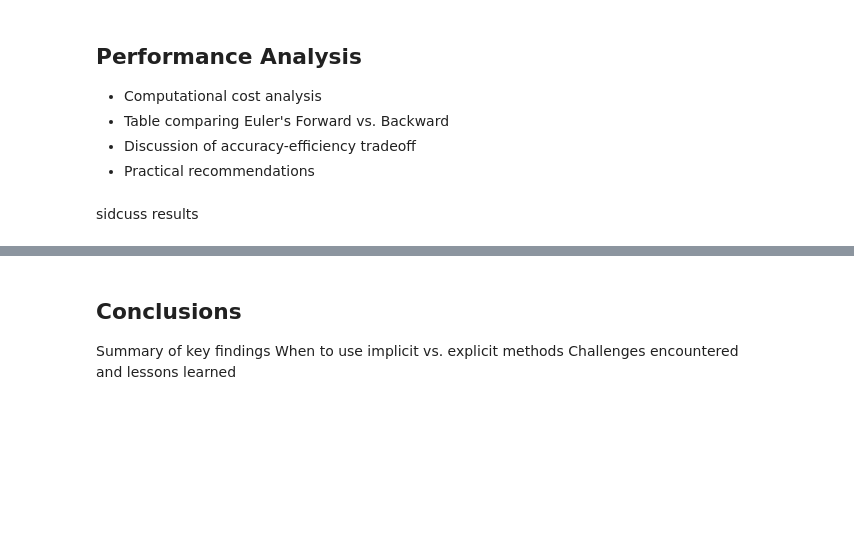
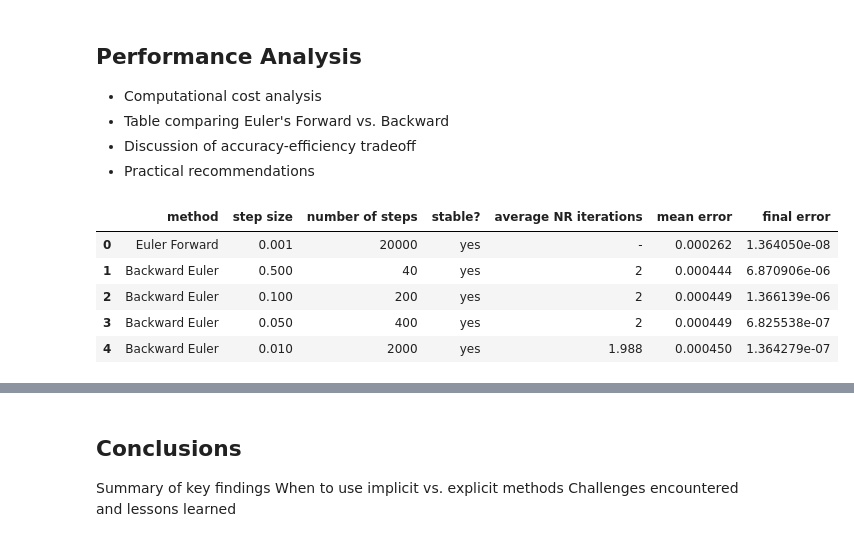
Before and after one commit to morgancodes22/coe311k, a Jupyter notebook: Gaitz_Morgan_COE311K_FinalProject_Part2.ipynb, the cells around one changed output, grey strips where cells are left out. Cells and saved outputs as stored; diff of their text form; code cells hidden in the pictures; blank space fills up the shorter version.

```diff
--- a/Gaitz_Morgan_COE311K_FinalProject_Part2.ipynb
+++ b/Gaitz_Morgan_COE311K_FinalProject_Part2.ipynb
@@ -74,2 +348,49 @@ talk about results
-# %% [markdown]
-sidcuss results
+# %%
+# implement
+
+performance_data = []
+
+# Euler Forward with stable step size
+h_forward = 0.001 #the value we found to converge for this method
+t_for, y_for, failed_for, fail_step_for = Euler(h_forward)
+
+N_for_exact = exact_solution(t_for)
+forward_error = abs(y_for[:, 0] - N_for_exact)
+
+performance_data.append({
+    "method": "Euler Forward",
+    "step size": h_forward,
+    "number of steps": len(t_for) - 1,
+    "stable?": "yes",
+    "average NR iterations": "-",
+    "mean error": np.mean(forward_error),
+    "final error": forward_error[-1]
+})
+
+# Backward Euler results
+for h in steps:
+
+    t, y, itera, res = solutions[h]
+
+    N_exact_compare = exact_solution(t)
+    error = abs(y[:, 0] - N_exact_compare)
+
+    performance_data.append({
+        "method": "Backward Euler",
+        "step size": h,
+        "number of steps": len(t) - 1,
+        "stable?": "yes",
+        "average NR iterations": np.mean(itera),
+        "mean error": np.mean(error),
+        "final error": error[-1]
+    })
+
+performance_table = pd.DataFrame(performance_data)
+display(performance_table)
+# %% [output]
+|  | method | step size | number of steps | stable? | average NR iterations | mean error | final error |
+| 0 | Euler Forward | 0.001 | 20000 | yes | - | 0.000262 | 1.364050e-08 |
+| 1 | Backward Euler | 0.500 | 40 | yes | 2 | 0.000444 | 6.870906e-06 |
+| 2 | Backward Euler | 0.100 | 200 | yes | 2 | 0.000449 | 1.366139e-06 |
+| 3 | Backward Euler | 0.050 | 400 | yes | 2 | 0.000449 | 6.825538e-07 |
+| 4 | Backward Euler | 0.010 | 2000 | yes | 1.988 | 0.000450 | 1.364279e-07 |
```
Also changed, not shown: parts of 26 cells of this notebook.
